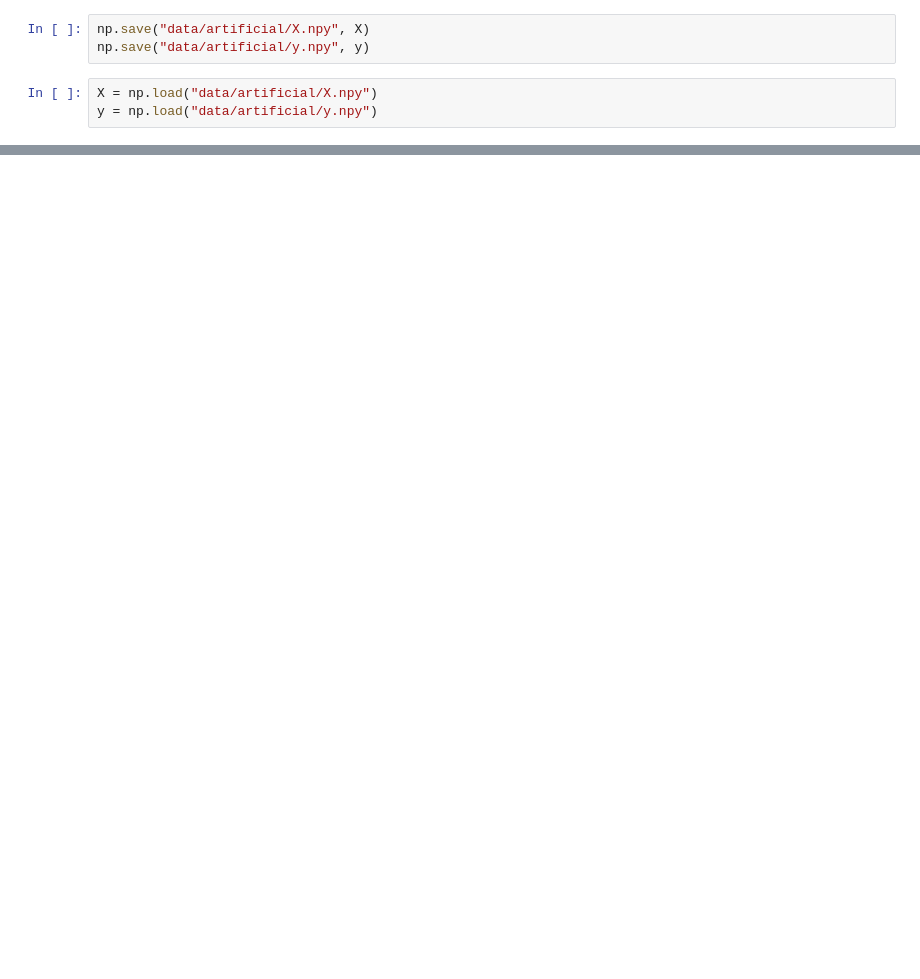
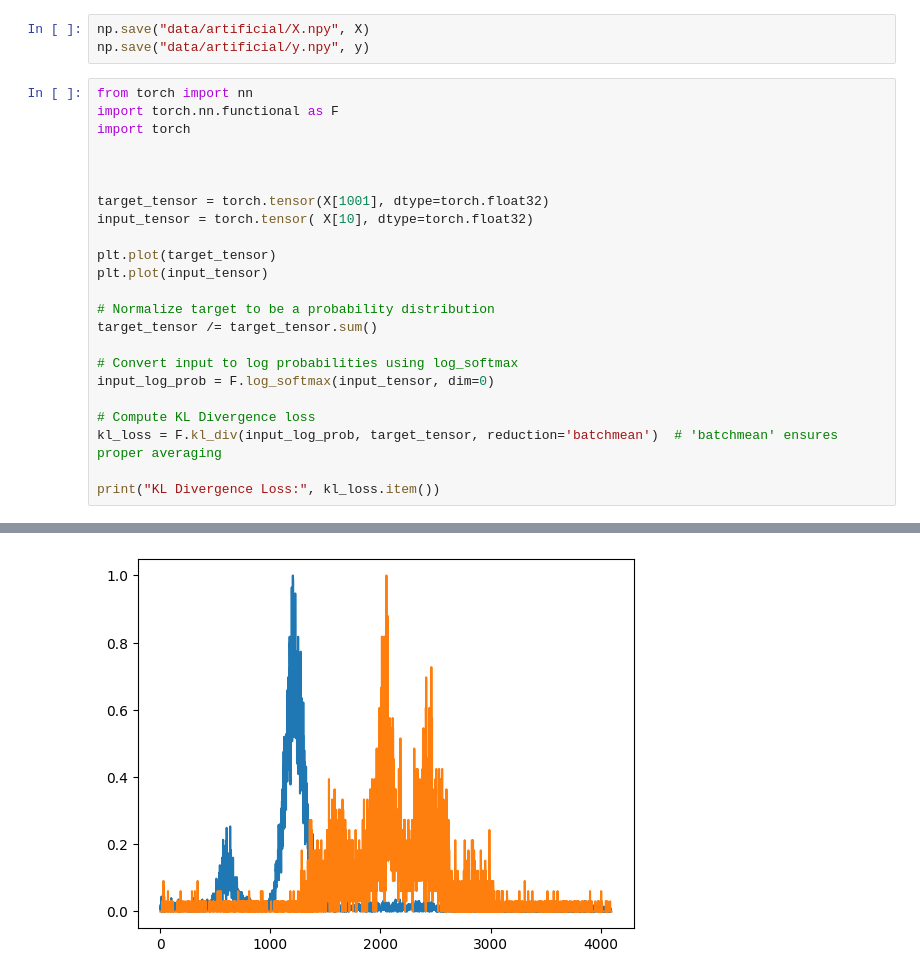
Before and after one commit to erzar0/masters-thesis, a Jupyter notebook: data_generation.ipynb, the cells around one changed output, grey strips where cells are left out. Drawn from its saved outputs; the diff is of its cells as text; blank space fills up the shorter version.

```diff
--- a/data_generation.ipynb
+++ b/data_generation.ipynb
@@ -33,6 +35,27 @@ for i in range(10):
 # %%
 np.save("data/artificial/X.npy", X)
 np.save("data/artificial/y.npy", y)
-# %%
-X = np.load("data/artificial/X.npy")
-y = np.load("data/artificial/y.npy")
+# %%
+from torch import nn
+import torch.nn.functional as F
+import torch
+
+
+
+target_tensor = torch.tensor(X[1001], dtype=torch.float32)
+input_tensor = torch.tensor( X[10], dtype=torch.float32)
+
+plt.plot(target_tensor)
+plt.plot(input_tensor)
+
+# Normalize target to be a probability distribution
+target_tensor /= target_tensor.sum()
+
+# Convert input to log probabilities using log_softmax
+input_log_prob = F.log_softmax(input_tensor, dim=0)
+
+# Compute KL Divergence loss
+kl_loss = F.kl_div(input_log_prob, target_tensor, reduction='batchmean')  # 'batchmean' ensures proper averaging
+
+print("KL Divergence Loss:", kl_loss.item())
+# %% [output]
@@ -38,0 +63 @@ y = np.load("data/artificial/y.npy")
+[figure, added]
```
Also changed, not shown: parts of 4 cells of this notebook, 7 other files.
